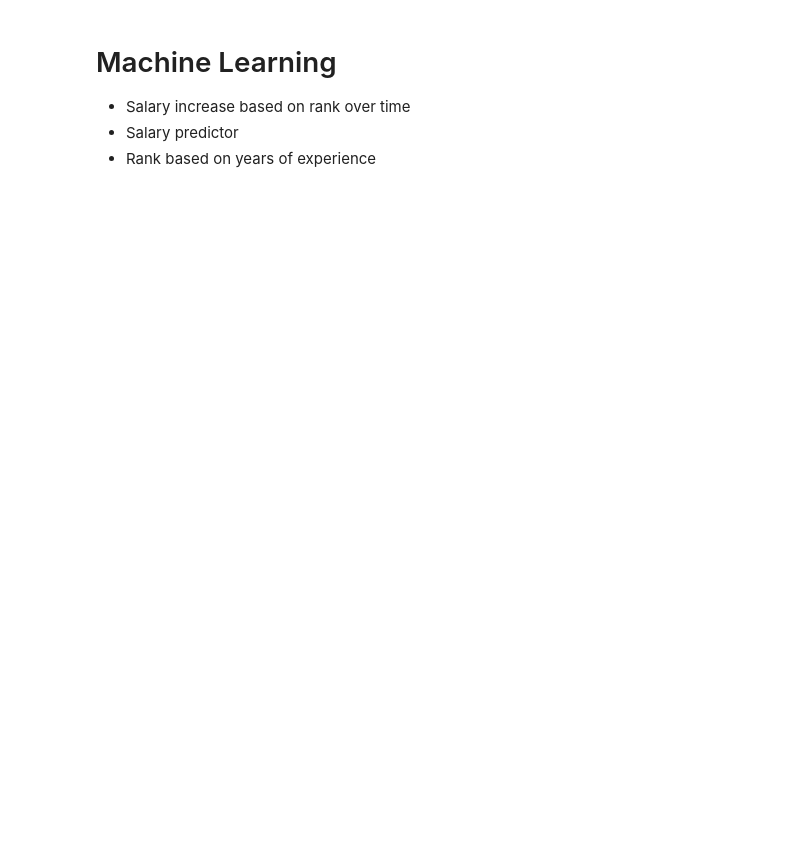
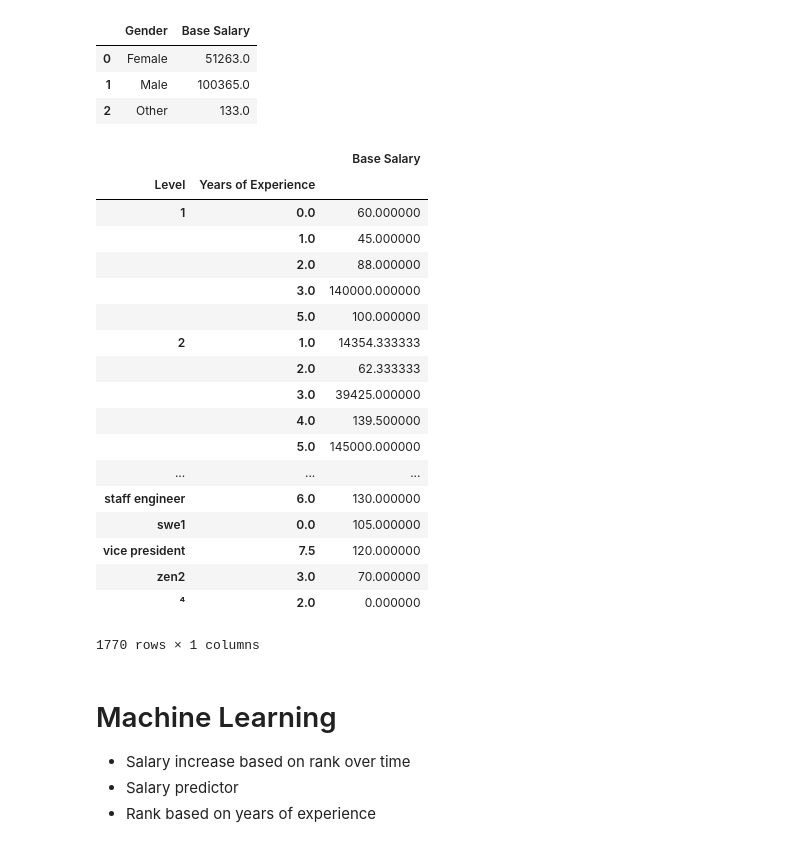
Before and after one commit to echanakira/Salary-Data-Analysis, a Jupyter notebook: Final.ipynb, the cells around one changed output. Drawn from its saved outputs; the diff is of its cells as text; code cells hidden in the pictures; blank space fills up the shorter version.

```diff
--- a/Final.ipynb
+++ b/Final.ipynb
@@ -30,3 +127,36 @@ salaries.head(10)
+# %%
+# Analyze Salary by Gender
+genderFrame = (salaries.groupby(['Gender', 'Base Salary'], as_index=False).mean().groupby('Gender')['Base Salary'].mean().round().reset_index())
+genderFrame
+# According to the data: On average, men's base salaries were almost twice as much as women's base salaries. However, The unspecified gender category could either skew the average base salary towards women or towards men.
+# %% [output]
+|  | Gender | Base Salary |
+| 0 | Female | 51263.0 |
+| 1 | Male | 100365.0 |
+| 2 | Other | 133.0 |
+# %%
+rankFrame = (salaries.groupby(['Level','Years of Experience'])[['Base Salary']]).mean()
+rankFrame
+# %% [output]
+|  |  | Base Salary |
+| Level | Years of Experience |  |
+| 1 | 0.0 | 60.000000 |
+|  | 1.0 | 45.000000 |
+|  | 2.0 | 88.000000 |
+|  | 3.0 | 140000.000000 |
+|  | 5.0 | 100.000000 |
+| 2 | 1.0 | 14354.333333 |
+|  | 2.0 | 62.333333 |
+|  | 3.0 | 39425.000000 |
+|  | 4.0 | 139.500000 |
+|  | 5.0 | 145000.000000 |
+| ... | ... | ... |
+| staff engineer | 6.0 | 130.000000 |
+| swe1 | 0.0 | 105.000000 |
+| vice president | 7.5 | 120.000000 |
+| zen2 | 3.0 | 70.000000 |
+| ⁴ | 2.0 | 0.000000 |
+1770 rows × 1 columns
 # %% [markdown]
 # Machine Learning
 - Salary increase based on rank over time
```
Also changed, not shown: parts of 8 cells of this notebook.
